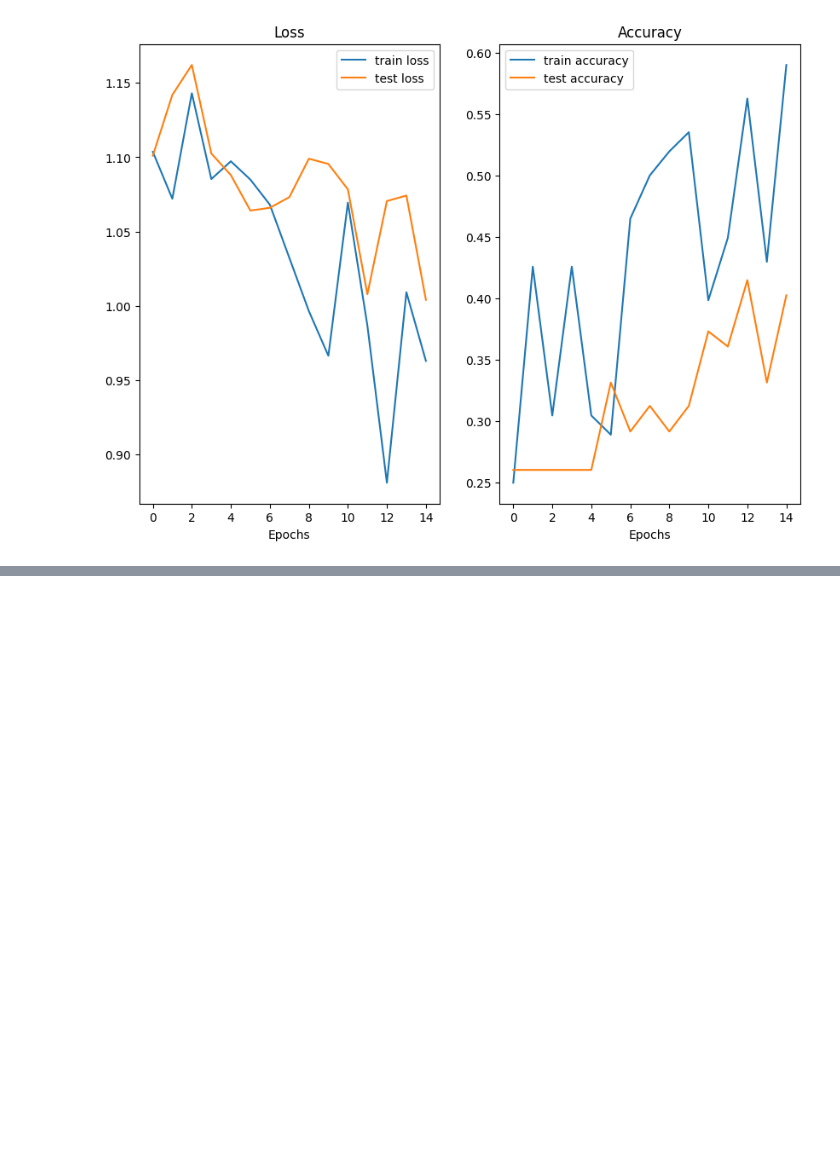
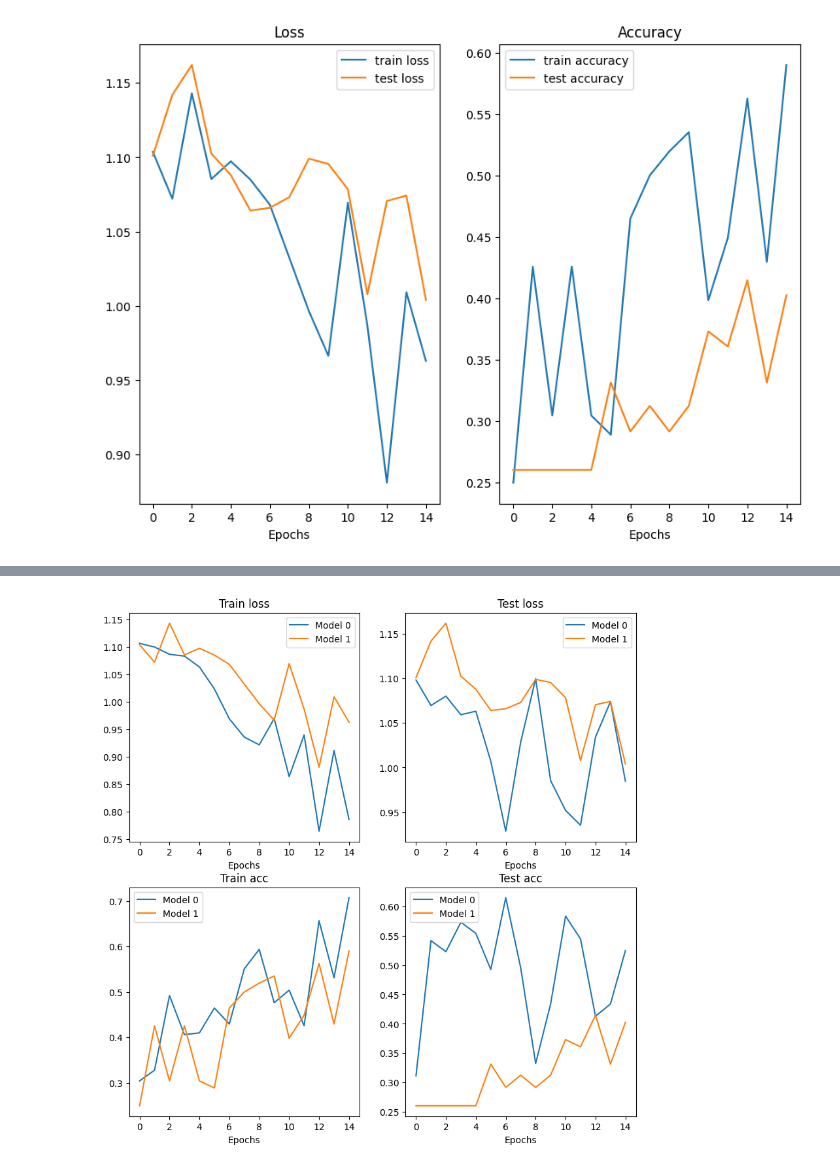
Before and after one commit to MahdiAmrollahi/pytorch-ZTM, a Jupyter notebook: 04_pytorch_custom_dataset.ipynb, the cells around one changed output, grey strips where cells are left out. Drawn from its saved outputs; the diff is of its cells as text; code cells hidden in the pictures; blank space fills up the shorter version.

Commit message:
compare 2 model

```diff
--- a/04_pytorch_custom_dataset.ipynb
+++ b/04_pytorch_custom_dataset.ipynb
@@ -871,0 +874,5 @@ plot_loss_curves(model_1_results)
+# %%
+import pandas as pd
+model_0_df = pd.DataFrame(model_0_results)
+model_1_df = pd.DataFrame(model_1_results)
+model_0_df
@@ -871,0 +896,35 @@ plot_loss_curves(model_1_results)
+# %%
+# Setup a plot
+fig, axes = plt.subplots(2, 2, figsize=(10, 10))
+
+epochs = range(len(model_0_df))
+
+# Plot trian loss
+axes[0, 0].plot(epochs, model_0_df['train_loss'], label='Model 0')
+axes[0, 0].plot(epochs, model_1_df['train_loss'], label='Model 1')
+axes[0, 0].set_title('Train loss')
+axes[0, 0].set_xlabel("Epochs")
+axes[0, 0].legend()
+
+# Plot test loss
+axes[0, 1].plot(epochs, model_0_df['test_loss'], label='Model 0')
+axes[0, 1].plot(epochs, model_1_df['test_loss'], label='Model 1')
+axes[0, 1].set_title('Test loss')
+axes[0, 1].set_xlabel("Epochs")
+axes[0, 1].legend()
+
+# Plot train accuracy
+axes[1, 0].plot(epochs, model_0_df['train_acc'], label='Model 0')
+axes[1, 0].plot(epochs, model_1_df['train_acc'], label='Model 1')
+axes[1, 0].set_title('Train acc')
+axes[1, 0].set_xlabel("Epochs")
+axes[1, 0].legend()
+
+# Plot test accuracy
+axes[1, 1].plot(epochs, model_0_df['test_acc'], label='Model 0')
+axes[1, 1].plot(epochs, model_1_df['test_acc'], label='Model 1')
+axes[1, 1].set_title('Test acc')
+axes[1, 1].set_xlabel("Epochs")
+axes[1, 1].legend();
+# %% [output]
+[figure, added]
```
Also changed, not shown: parts of 2 cells of this notebook.
